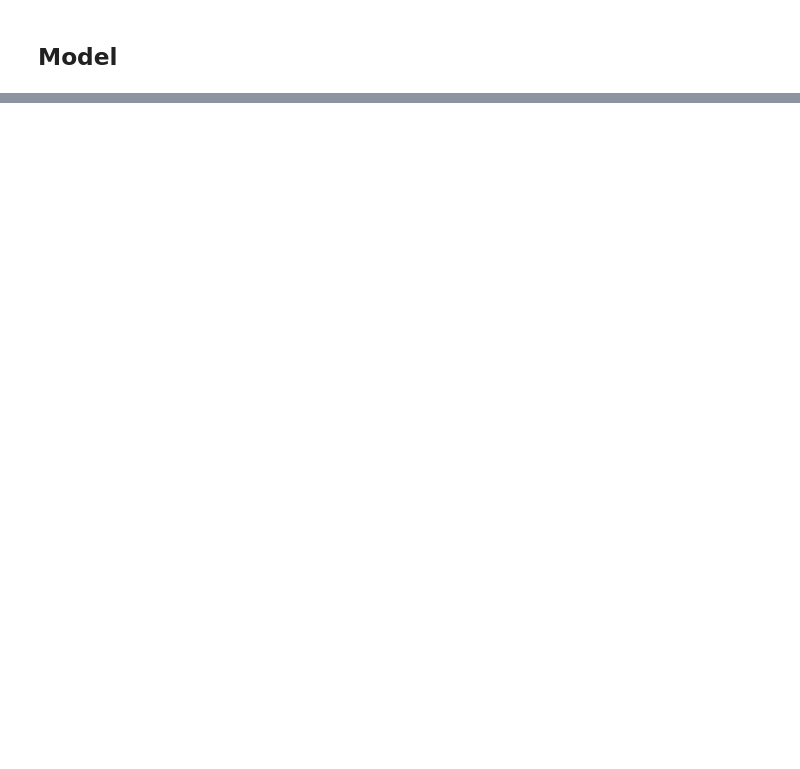
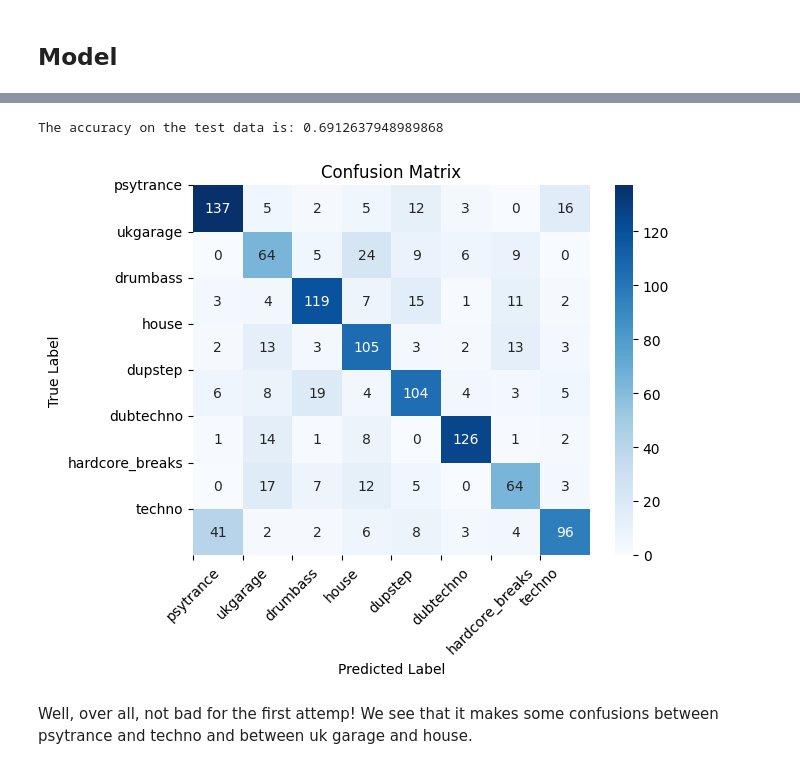
Before and after one commit to jvaleroliet/music_classificator, a Jupyter notebook: 2. Music Classificator.ipynb, the cells around one changed output, grey strips where cells are left out. Drawn from its saved outputs; the diff is of its cells as text; code cells hidden in the pictures; blank space fills up the shorter version.

```diff
--- a/2. Music Classificator.ipynb
+++ b/2. Music Classificator.ipynb
@@ -177,14 +262,15 @@ BATCH_SIZE = 8
 # %%
-# Calculate the size of the validation set as 10% of the training data.
-val_size = int(len(torch_dataset)*0.1)
+# Calculate the size of the validation set
+val_size = int(len(torch_dataset) * 0.1)
 
 # The rest of the data will be the training data.
 train_size = len(torch_dataset) - val_size
 
 # Split the training data into training and validation sets.
-train_ds, val_ds = random_split(torch_dataset, [train_size,val_size])
+train_ds, val_ds = random_split(torch_dataset, [train_size, val_size])
 
-# Create data loaders for the training and validation sets.
+# Create data loaders for the training, validation, and test sets.
 # This will allow us to load data in batches.
 train_dl = DataLoader(train_ds, BATCH_SIZE, shuffle=True, num_workers=0, pin_memory=True)
-val_dl = DataLoader(val_ds, BATCH_SIZE*2, num_workers=0, pin_memory=True)
+val_dl = DataLoader(val_ds, BATCH_SIZE * 2, num_workers=0, pin_memory=True)
+test_dl = DataLoader(torch_dataset_test, BATCH_SIZE * 2, num_workers=0, pin_memory=True)
@@ -332,0 +526,41 @@ Best val Acc: 0.648649
+# %%
+confusion_matrix = torchmetrics.ConfusionMatrix(num_classes=num_classes, task="multiclass").to(device)
+accuracy = torchmetrics.Accuracy(task="multiclass", num_classes=num_classes).to(device)
+
+with torch.no_grad():
+    for images, labels in test_dl:
+        images = images.to(device)
+        labels = labels.to(device)
+
+        outputs = model(images)
+        _, predicted  = torch.max(outputs, 1)
+
+        confusion_matrix.update(predicted, labels)
+        accuracy.update(predicted, labels)
+
+cm = confusion_matrix.compute()
+acc = accuracy.compute()
+# %%
+print(f"The accuracy on the test data is: {acc}")
+# %% [output]
+The accuracy on the test data is: 0.6912637948989868
+# %%
+import seaborn as sns
+import matplotlib.pyplot as plt
+
+sns.heatmap(cm.to("cpu"), annot=True, fmt=".0f", cmap="Blues")
+
+# Set labels and title
+plt.xlabel("Predicted Label")
+plt.ylabel("True Label")
+plt.title("Confusion Matrix")
+
+# Add genre labels to ticks
+plt.xticks(range(len(id2label)), list(id2label.values()), rotation=45)
+plt.yticks(range(len(id2label)), list(id2label.values()), rotation=0)
+
+plt.show()
+# %% [output]
+[figure, added]
+# %% [markdown]
+Well, over all, not bad for the first attemp! We see that it makes some confusions between psytrance and techno and between uk garage and house.
```
Also changed, not shown: parts of 52 cells of this notebook.
